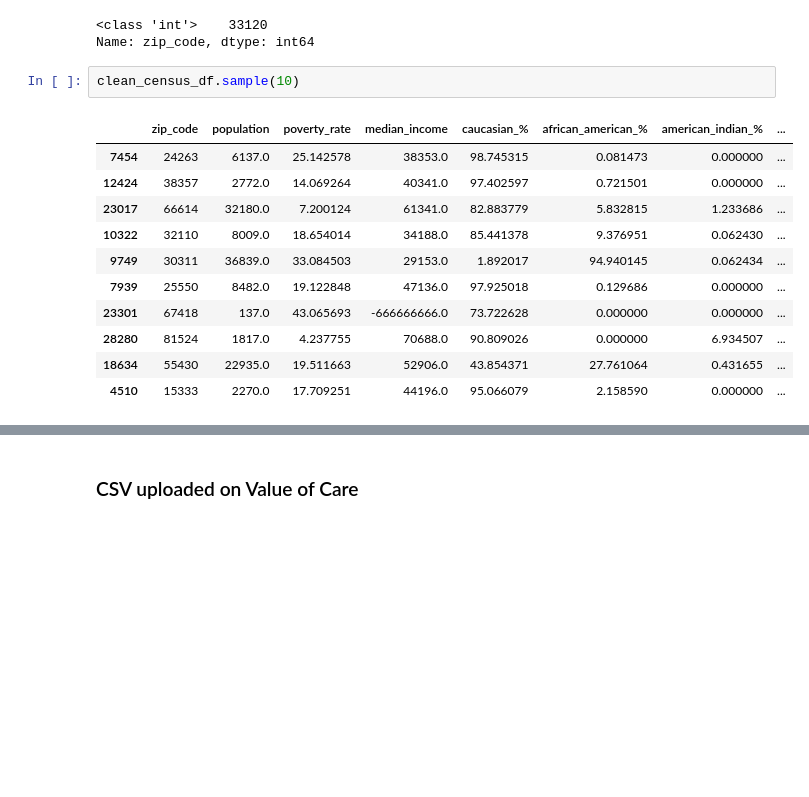
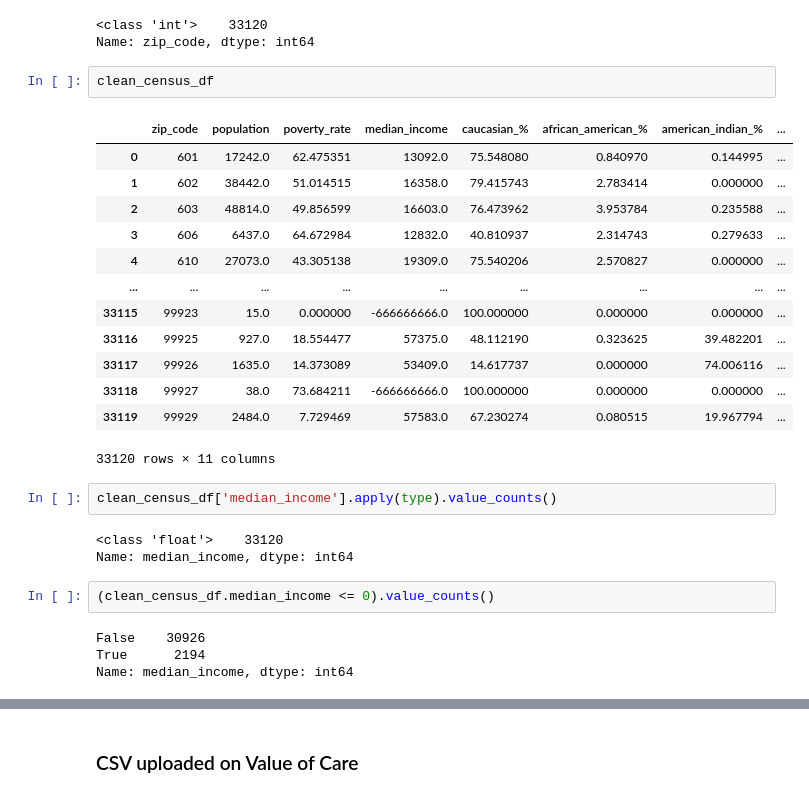
Before and after one commit to NoahGoldstein13/full_stack_data_analytics_project, a Jupyter notebook: Nadia/cleaning_data.ipynb, the cells around one changed output, grey strips where cells are left out. Drawn from its saved outputs; the diff is of its cells as text; blank space fills up the shorter version.

Commit message:
census csv loaded

```diff
--- a/Nadia/cleaning_data.ipynb
+++ b/Nadia/cleaning_data.ipynb
@@ -89,16 +89,29 @@ clean_census_df['zip_code'].apply(type).value_counts()
 <class 'int'>    33120
 Name: zip_code, dtype: int64
 # %%
-clean_census_df.sample(10)
+clean_census_df
 # %% [output]
 |  | zip_code | population | poverty_rate | median_income | caucasian_% | african_american_% | american_indian_% | ... |
-| 7454 | 24263 | 6137.0 | 25.142578 | 38353.0 | 98.745315 | 0.081473 | 0.000000 | ... |
-| 12424 | 38357 | 2772.0 | 14.069264 | 40341.0 | 97.402597 | 0.721501 | 0.000000 | ... |
-| 23017 | 66614 | 32180.0 | 7.200124 | 61341.0 | 82.883779 | 5.832815 | 1.233686 | ... |
-| 10322 | 32110 | 8009.0 | 18.654014 | 34188.0 | 85.441378 | 9.376951 | 0.062430 | ... |
-| 9749 | 30311 | 36839.0 | 33.084503 | 29153.0 | 1.892017 | 94.940145 | 0.062434 | ... |
-| 7939 | 25550 | 8482.0 | 19.122848 | 47136.0 | 97.925018 | 0.129686 | 0.000000 | ... |
-| 23301 | 67418 | 137.0 | 43.065693 | -666666666.0 | 73.722628 | 0.000000 | 0.000000 | ... |
-| 28280 | 81524 | 1817.0 | 4.237755 | 70688.0 | 90.809026 | 0.000000 | 6.934507 | ... |
-| 18634 | 55430 | 22935.0 | 19.511663 | 52906.0 | 43.854371 | 27.761064 | 0.431655 | ... |
-| 4510 | 15333 | 2270.0 | 17.709251 | 44196.0 | 95.066079 | 2.158590 | 0.000000 | ... |
+| 0 | 601 | 17242.0 | 62.475351 | 13092.0 | 75.548080 | 0.840970 | 0.144995 | ... |
+| 1 | 602 | 38442.0 | 51.014515 | 16358.0 | 79.415743 | 2.783414 | 0.000000 | ... |
+| 2 | 603 | 48814.0 | 49.856599 | 16603.0 | 76.473962 | 3.953784 | 0.235588 | ... |
+| 3 | 606 | 6437.0 | 64.672984 | 12832.0 | 40.810937 | 2.314743 | 0.279633 | ... |
+| 4 | 610 | 27073.0 | 43.305138 | 19309.0 | 75.540206 | 2.570827 | 0.000000 | ... |
+| ... | ... | ... | ... | ... | ... | ... | ... | ... |
+| 33115 | 99923 | 15.0 | 0.000000 | -666666666.0 | 100.000000 | 0.000000 | 0.000000 | ... |
+| 33116 | 99925 | 927.0 | 18.554477 | 57375.0 | 48.112190 | 0.323625 | 39.482201 | ... |
+| 33117 | 99926 | 1635.0 | 14.373089 | 53409.0 | 14.617737 | 0.000000 | 74.006116 | ... |
+| 33118 | 99927 | 38.0 | 73.684211 | -666666666.0 | 100.000000 | 0.000000 | 0.000000 | ... |
+| 33119 | 99929 | 2484.0 | 7.729469 | 57583.0 | 67.230274 | 0.080515 | 19.967794 | ... |
+33120 rows × 11 columns
+# %%
+clean_census_df['median_income'].apply(type).value_counts()
+# %% [output]
+<class 'float'>    33120
+Name: median_income, dtype: int64
+# %%
+(clean_census_df.median_income <= 0).value_counts()
+# %% [output]
+False    30926
+True      2194
+Name: median_income, dtype: int64
```
Also changed, not shown: parts of 7 cells of this notebook, 4 other files.
